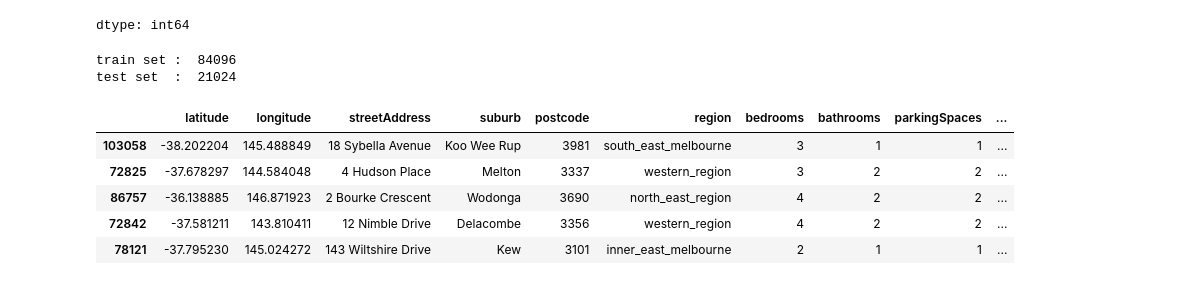
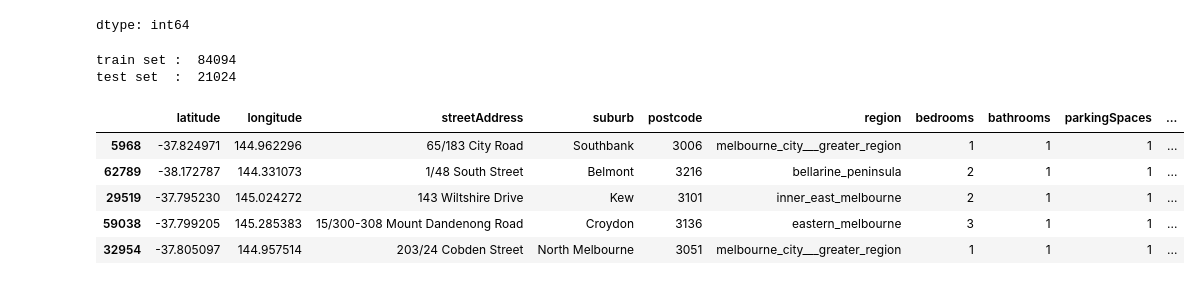
Before and after one commit to mmercan/handson-ml3, a Jupyter notebook: 02_vic_housing.ipynb, the cells around one changed output. Cells and saved outputs as stored; diff of their text form; code cells hidden in the pictures.

```diff
--- a/02_vic_housing.ipynb
+++ b/02_vic_housing.ipynb
@@ -114,20 +114,44 @@ housing['postcode_cat'].value_counts()
 | 35 | 20 |
 dtype: int64
 # %%
+from sklearn.model_selection import StratifiedShuffleSplit
+
+# # Drop rows with NaN in 'postcode_cat' before splitting
+# # removing 2 records which post code is not in the range of 3000-4000
+housing = housing.dropna(subset=["postcode_cat"]).reset_index(drop=True)
+
+# splitter = StratifiedShuffleSplit(n_splits=10, test_size=0.2, random_state=42)
+# strat_split=[]
+# for train_index, test_index in splitter.split(housing_cleaned, housing_cleaned["postcode_cat"]):
+#     strat_train_set_n = housing_cleaned.loc[train_index]
+#     strat_test_set_n = housing_cleaned.loc[test_index]
+#     # Append both train and test sets as a tuple for each split
+#     strat_split.append((strat_train_set_n, strat_test_set_n))
+
+
+# display(housing_cleaned.info())
+# display(housing.info())
+# # Use the first split for further analysis
+# strat_train_set, strat_test_set = strat_split[0]
+# print("train set", len(strat_train_set))
+# print("test set", len(strat_test_set))
+# strat_train_set.head()
+
+
 from sklearn.model_selection import train_test_split
 
-train_set, test_set = train_test_split(housing, test_size=0.2, random_state=42)
+train_set, test_set = train_test_split(housing, test_size=0.2,  stratify=housing["postcode_cat"],random_state=42)
 
 print("train set : ",len(train_set))
 print("test set  : ",len(test_set))
 test_set.head()
 # %% [output]
-train set :  84096
+train set :  84094
 test set  :  21024
 |  | latitude | longitude | streetAddress | suburb | postcode | region | bedrooms | bathrooms | parkingSpaces | ... |
-| 103058 | -38.202204 | 145.488849 | 18 Sybella Avenue | Koo Wee Rup | 3981 | south_east_melbourne | 3 | 1 | 1 | ... |
-| 72825 | -37.678297 | 144.584048 | 4 Hudson Place | Melton | 3337 | western_region | 3 | 2 | 2 | ... |
-| 86757 | -36.138885 | 146.871923 | 2 Bourke Crescent | Wodonga | 3690 | north_east_region | 4 | 2 | 2 | ... |
-| 72842 | -37.581211 | 143.810411 | 12 Nimble Drive | Delacombe | 3356 | western_region | 4 | 2 | 2 | ... |
-| 78121 | -37.795230 | 145.024272 | 143 Wiltshire Drive | Kew | 3101 | inner_east_melbourne | 2 | 1 | 1 | ... |
+| 5968 | -37.824971 | 144.962296 | 65/183 City Road | Southbank | 3006 | melbourne_city___greater_region | 1 | 1 | 1 | ... |
+| 62789 | -38.172787 | 144.331073 | 1/48 South Street | Belmont | 3216 | bellarine_peninsula | 2 | 1 | 1 | ... |
+| 29519 | -37.795230 | 145.024272 | 143 Wiltshire Drive | Kew | 3101 | inner_east_melbourne | 2 | 1 | 1 | ... |
+| 59038 | -37.799205 | 145.285383 | 15/300-308 Mount Dandenong Road | Croydon | 3136 | eastern_melbourne | 3 | 1 | 1 | ... |
+| 32954 | -37.805097 | 144.957514 | 203/24 Cobden Street | North Melbourne | 3051 | melbourne_city___greater_region | 1 | 1 | 1 | ... |
 # %%
```
Also changed, not shown: parts of 1 cell of this notebook.
